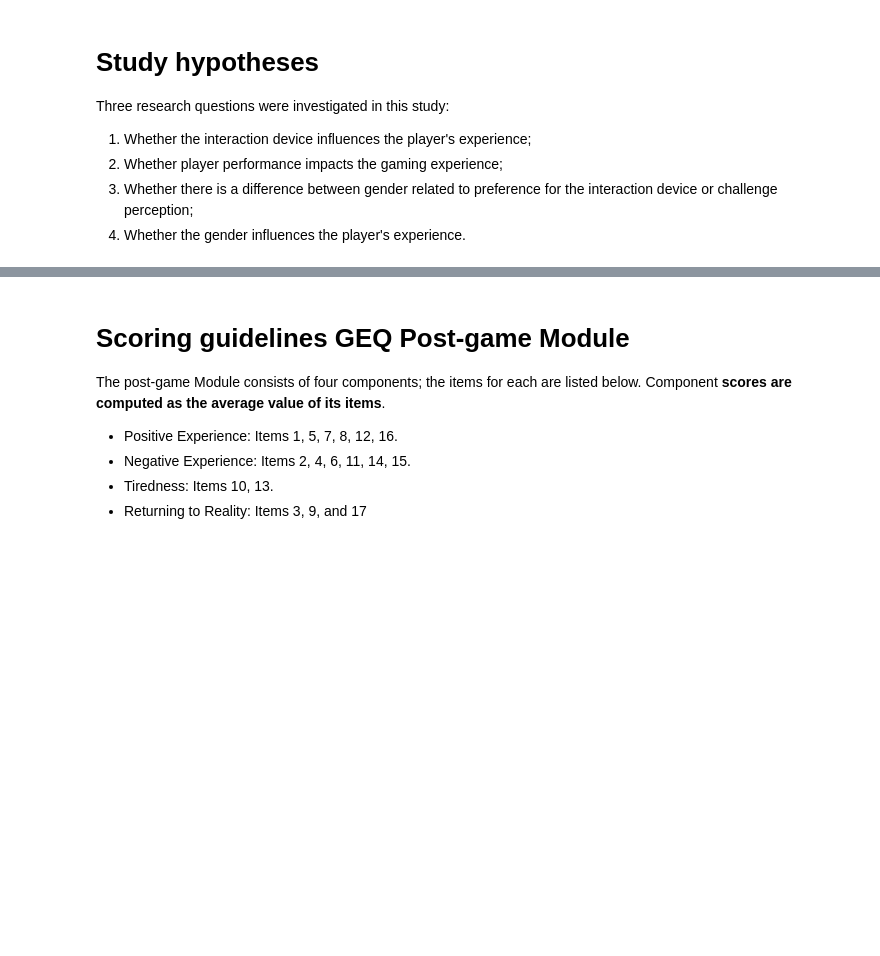
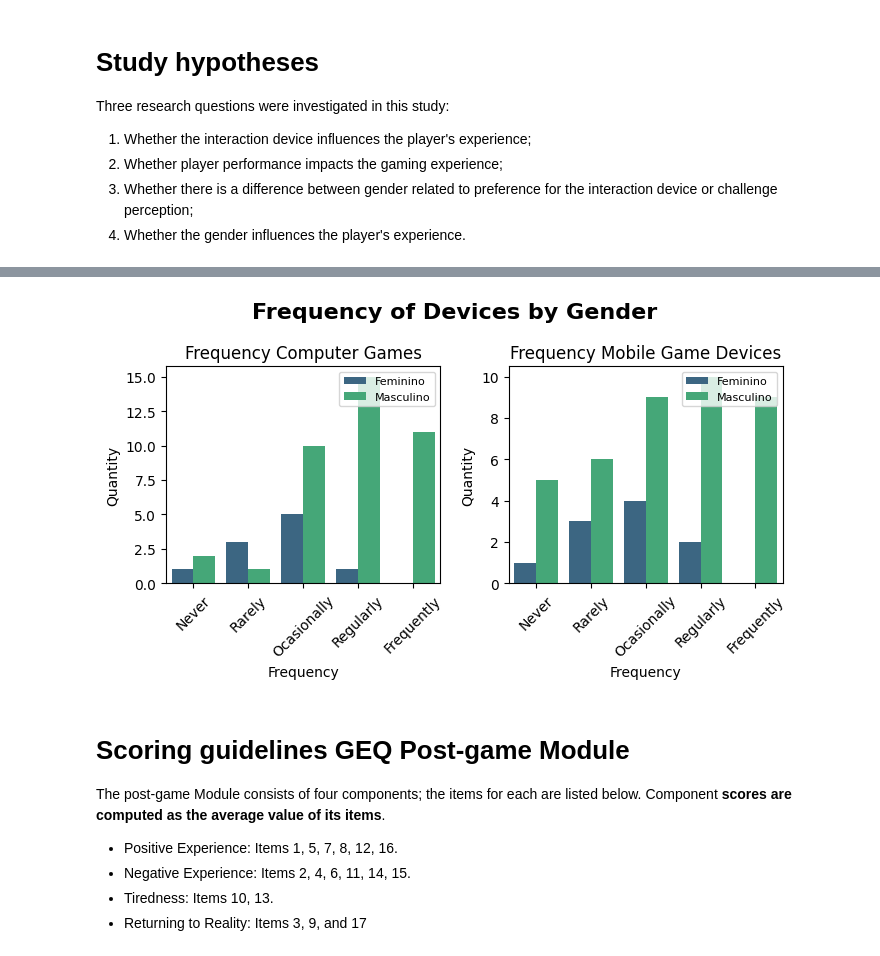
Before and after one commit to Rogerio-mack/game_analysis, a Jupyter notebook: Game_analysis_2.ipynb, the cells around one changed output, grey strips where cells are left out. Cells and saved outputs as stored; diff of their text form; code cells hidden in the pictures; blank space fills up the shorter version.

```diff
--- a/Game_analysis_2.ipynb
+++ b/Game_analysis_2.ipynb
@@ -9,3 +9,7 @@ Three research questions were investigated in this study:
 2. Whether player performance impacts the gaming experience;
 3. Whether there is a difference between gender related to preference for the interaction device or challenge perception;
 4. Whether the gender influences the player's experience.
+# %%
+df = pd.read_excel('https://github.com/Rogerio-mack/game_analysis/raw/main/data/DadosUsabilidade.xlsx',sheet_name="Perfil de Participante")
+df = df.iloc[:,[3,5,7]]
+df.head()
@@ -11,0 +23,3 @@ Three research questions were investigated in this study:
+# %%
+df.columns = ['Gender','Frequency Computer Games','Frequency Mobile Game Devices']
+df.head()
@@ -11,0 +44,14 @@ Three research questions were investigated in this study:
+# %%
+df['Frequency Computer Games'].replace('Regularmente (algumas vezes por semana)','Regularly',inplace=True)
+df['Frequency Computer Games'].replace('Raramente (algumas vezes por ano)','Rarely',inplace=True)
+df['Frequency Computer Games'].replace('Nunca','Never',inplace=True)
+df['Frequency Computer Games'].replace('Ocasionalmente (algumas vezes por mês)','Ocasionally',inplace=True)
+df['Frequency Computer Games'].replace('Frequente (todos os dias)','Frequently',inplace=True)
+df['Frequency Computer Games'].value_counts()
+
+df['Frequency Mobile Game Devices'].replace('Regularmente (algumas vezes por semana)','Regularly',inplace=True)
+df['Frequency Mobile Game Devices'].replace('Raramente (algumas vezes por ano)','Rarely',inplace=True)
+df['Frequency Mobile Game Devices'].replace('Nunca','Never',inplace=True)
+df['Frequency Mobile Game Devices'].replace('Ocasionalmente (algumas vezes por mês)','Ocasionally',inplace=True)
+df['Frequency Mobile Game Devices'].replace('Frequente (todos os dias)','Frequently',inplace=True)
+df['Frequency Mobile Game Devices'].value_counts()
@@ -12,3 +84,29 @@ Three research questions were investigated in this study:
+# %%
+fig, axes = plt.subplots(1, 2, figsize=(7,4))
+
+order = ['Never', 'Rarely', 'Ocasionally', 'Regularly', 'Frequently']
+
+sns.countplot(x='Frequency Computer Games', hue='Gender', data=df, ax=axes[0], palette='viridis', order=order)
+axes[0].set_title('Frequency Computer Games')
+axes[0].set_xlabel('Frequency')
+axes[0].set_ylabel('Quantity')
+axes[0].tick_params(axis='x', rotation=45)
+
+sns.countplot(x='Frequency Mobile Game Devices', hue='Gender', data=df, ax=axes[1], palette='viridis', order=order)
+axes[1].set_title('Frequency Mobile Game Devices')
+axes[1].set_xlabel('Frequency')
+axes[1].set_ylabel('Quantity')
+axes[1].tick_params(axis='x', rotation=45)
+
+axes[0].legend(loc='upper right',fontsize=8)
+axes[1].legend(loc='upper right',fontsize=8)
+
+plt.suptitle('Frequency of Devices by Gender',fontsize=16,weight='bold')
+
+plt.tight_layout()
+plt.show()
+# %% [output]
+[figure, added]
 # %% [markdown]
 # Scoring guidelines GEQ Post-game Module
 
```
Also changed, not shown: parts of 6 cells of this notebook.
